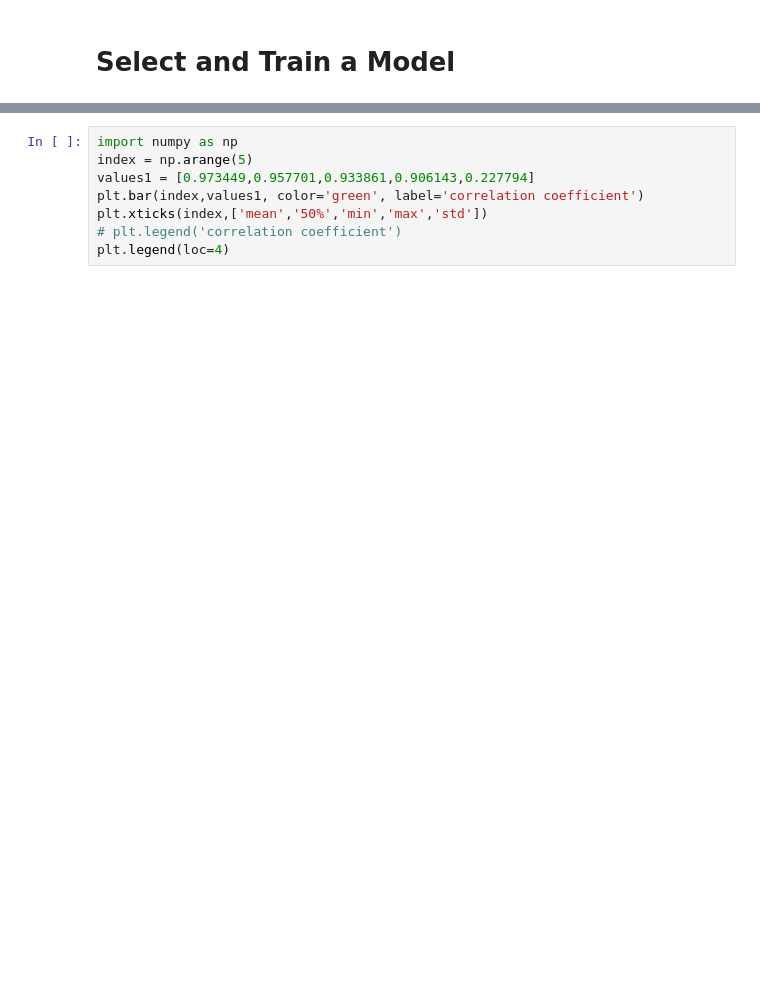
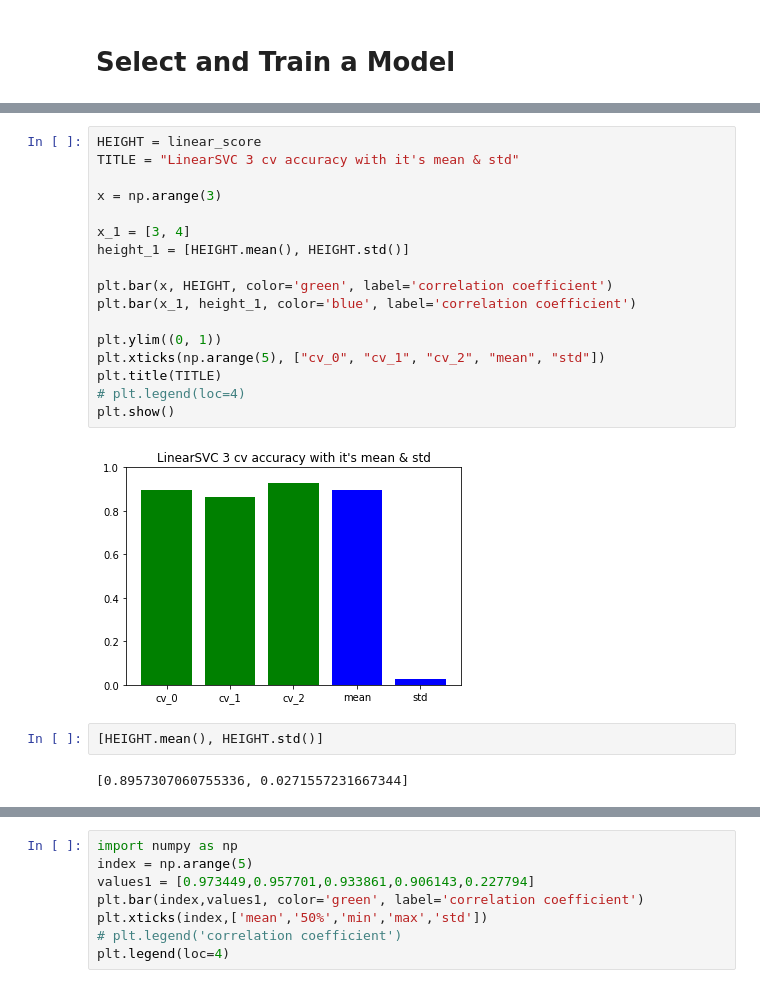
Before and after one commit to shenqidezhengge/MATLAB, a Jupyter notebook: Prepare the Data.ipynb, the cells around one changed output, grey strips where cells are left out. Drawn from its saved outputs; the diff is of its cells as text; blank space fills up the shorter version.

```diff
--- a/Prepare the Data.ipynb
+++ b/Prepare the Data.ipynb
@@ -237,0 +450,23 @@ array([[ 0.6536458 ,  1.50274889,  0.07862119,  0.65585581,  0.91958379],
+# %%
+HEIGHT = linear_score
+TITLE = "LinearSVC 3 cv accuracy with it's mean & std"
+
+x = np.arange(3)
+
+x_1 = [3, 4]
+height_1 = [HEIGHT.mean(), HEIGHT.std()]
+
+plt.bar(x, HEIGHT, color='green', label='correlation coefficient')
+plt.bar(x_1, height_1, color='blue', label='correlation coefficient')
+
+plt.ylim((0, 1))
+plt.xticks(np.arange(5), ["cv_0", "cv_1", "cv_2", "mean", "std"])
+plt.title(TITLE)
+# plt.legend(loc=4)
+plt.show()
+# %% [output]
+[figure, added]
+# %%
+[HEIGHT.mean(), HEIGHT.std()]
+# %% [output]
+[0.8957307060755336, 0.0271557231667344]
```
Also changed, not shown: parts of 68 cells of this notebook, 30 other files.
